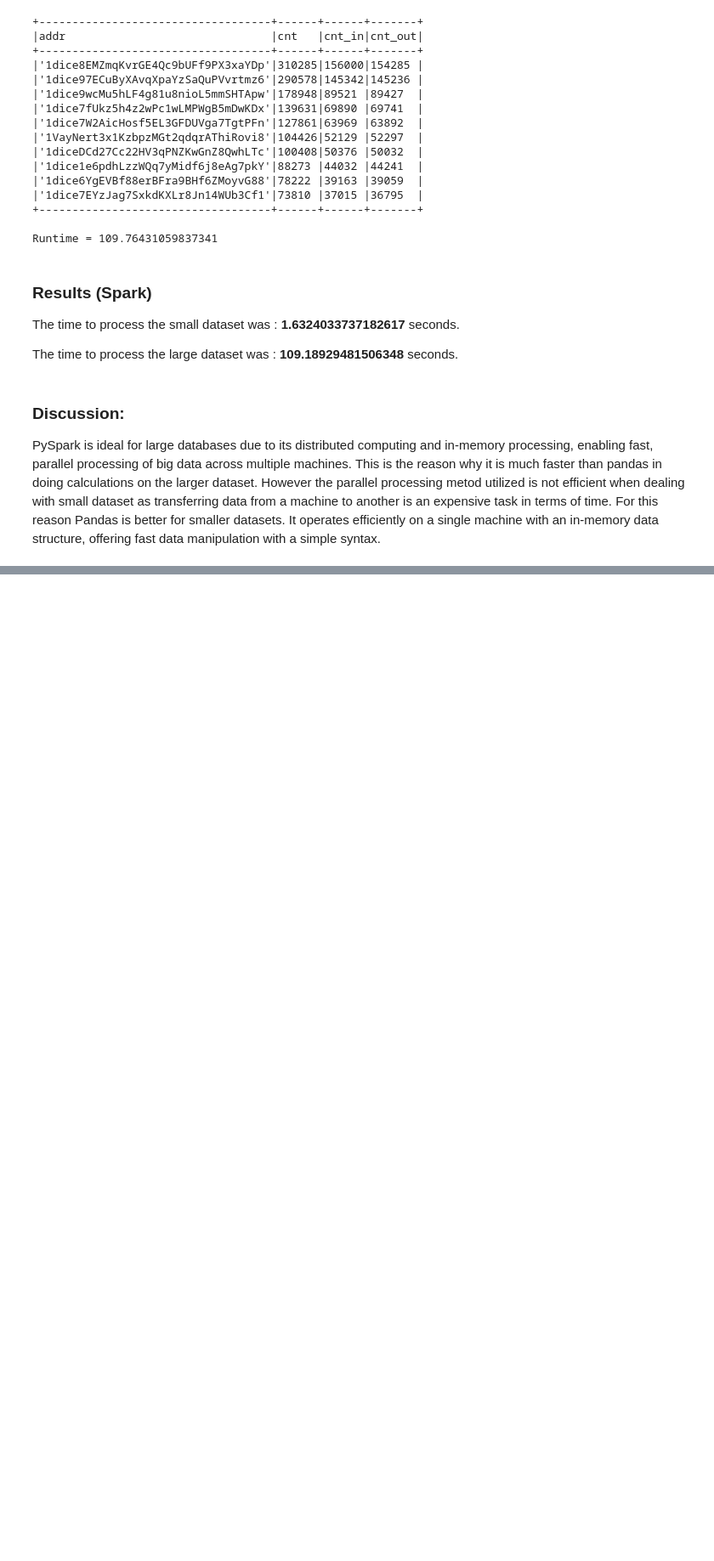
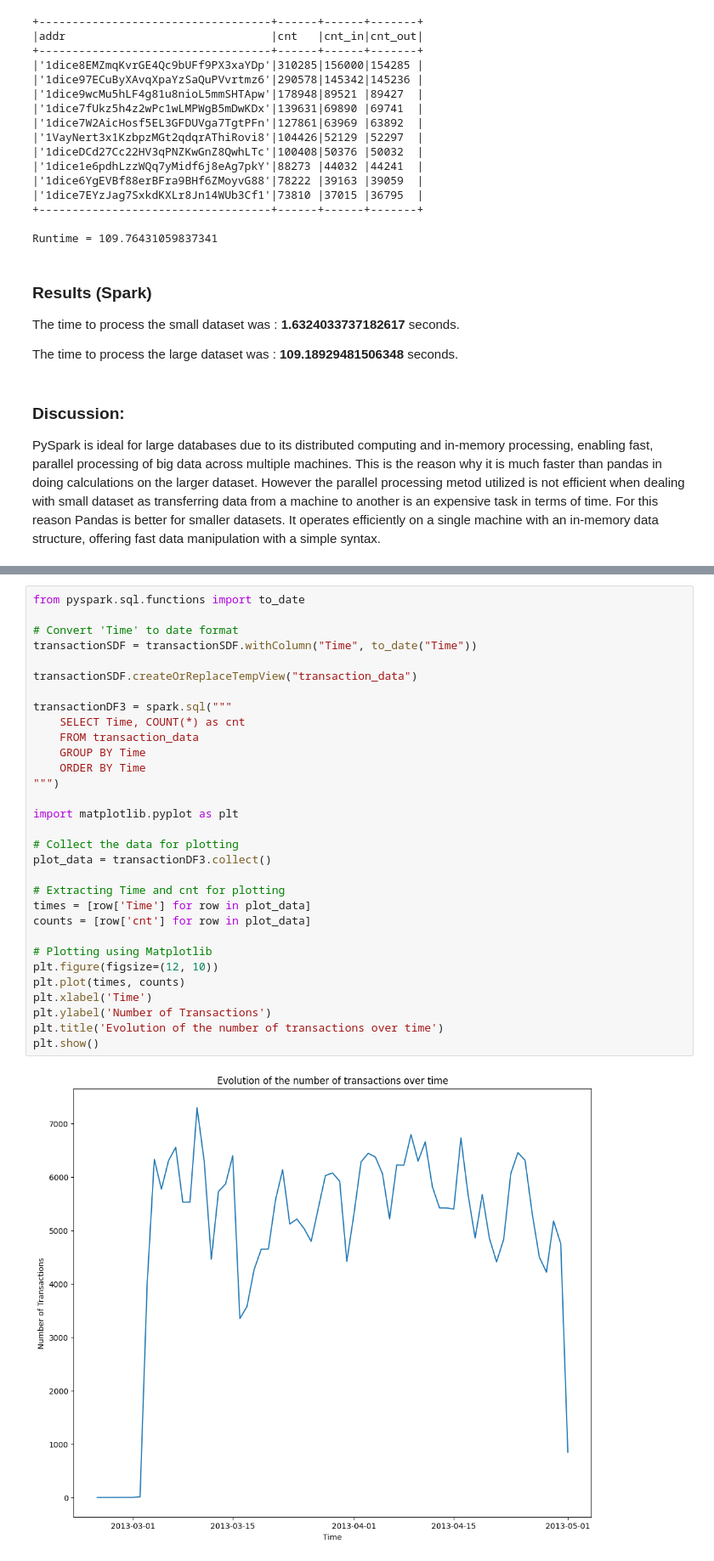
Before and after one commit to fabrizi0rigodanz0/Airbnb_ML_Project, a Jupyter notebook: Bitcoin_Transactions_Analysis.ipynb, the cells around one changed output, grey strips where cells are left out. Shown at 85% size. Cells and saved outputs as stored; diff of their text form; blank space fills up the shorter version.

```diff
--- a/Bitcoin_Transactions_Analysis.ipynb
+++ b/Bitcoin_Transactions_Analysis.ipynb
@@ -499,0 +641,33 @@ The smallest dataset might lead to strange results for some statistics. Use it w
+# %%
+from pyspark.sql.functions import to_date
+
+# Convert 'Time' to date format
+transactionSDF = transactionSDF.withColumn("Time", to_date("Time"))
+
+transactionSDF.createOrReplaceTempView("transaction_data")
+
+transactionDF3 = spark.sql("""
+    SELECT Time, COUNT(*) as cnt
+    FROM transaction_data
+    GROUP BY Time
+    ORDER BY Time
+""")
+
+import matplotlib.pyplot as plt
+
+# Collect the data for plotting
+plot_data = transactionDF3.collect()
+
+# Extracting Time and cnt for plotting
+times = [row['Time'] for row in plot_data]
+counts = [row['cnt'] for row in plot_data]
+
+# Plotting using Matplotlib
+plt.figure(figsize=(12, 10))
+plt.plot(times, counts)
+plt.xlabel('Time')
+plt.ylabel('Number of Transactions')
+plt.title('Evolution of the number of transactions over time')
+plt.show()
+# %% [output]
+[figure, added]
```
Also changed, not shown: parts of 12 cells of this notebook.
